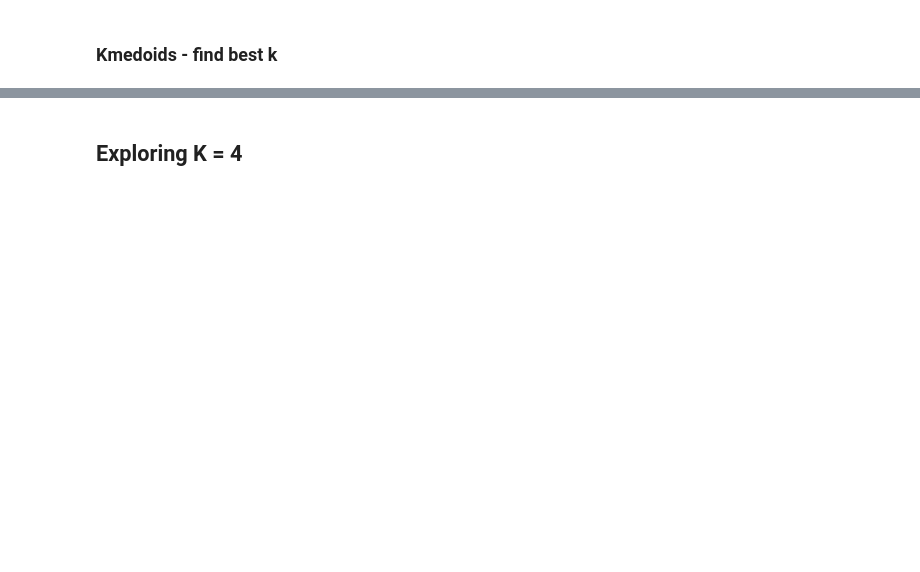
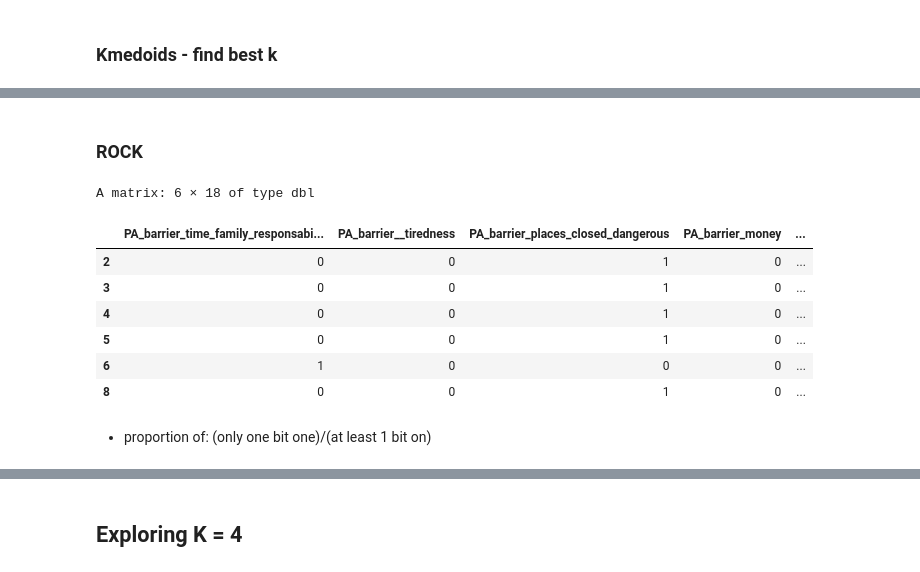
Before and after one commit to LASOS-INT/Barreiras-e-Facilitadores, a Jupyter notebook: R-notebooks/barriers_unsupervised_analysis.ipynb, the cells around one changed output, grey strips where cells are left out. Saved outputs shown, nothing was run; the diff lists cells and outputs as text; code cells hidden in the pictures; blank space fills up the shorter version.

```diff
--- a/R-notebooks/barriers_unsupervised_analysis.ipynb
+++ b/R-notebooks/barriers_unsupervised_analysis.ipynb
@@ -269,0 +353,15 @@ mvalue <- max(silhouette_scs)
+# %% [markdown]
+### ROCK
+# %%
+head(df_matrix)
+# %% [output]
+A matrix: 6 × 18 of type dbl
+|  | PA_barrier_time_family_responsabi... | PA_barrier__tiredness | PA_barrier_places_closed_dangerous | PA_barrier_money | ... |
+| 2 | 0 | 0 | 1 | 0 | ... |
+| 3 | 0 | 0 | 1 | 0 | ... |
+| 4 | 0 | 0 | 1 | 0 | ... |
+| 5 | 0 | 0 | 1 | 0 | ... |
+| 6 | 1 | 0 | 0 | 0 | ... |
+| 8 | 0 | 0 | 1 | 0 | ... |
+# %% [markdown]
+- proportion of: (only one bit one)/(at least 1 bit on)
```
Also changed, not shown: parts of 25 cells of this notebook, 2 other files.
